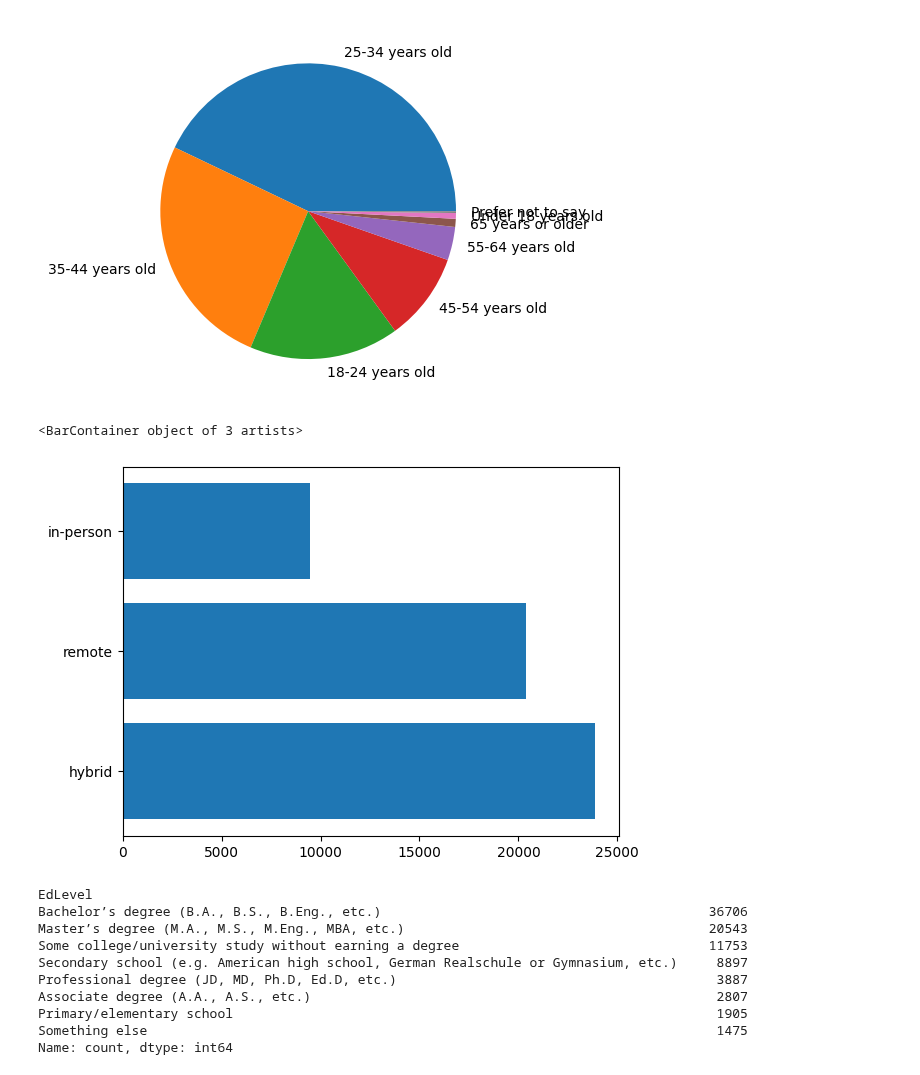
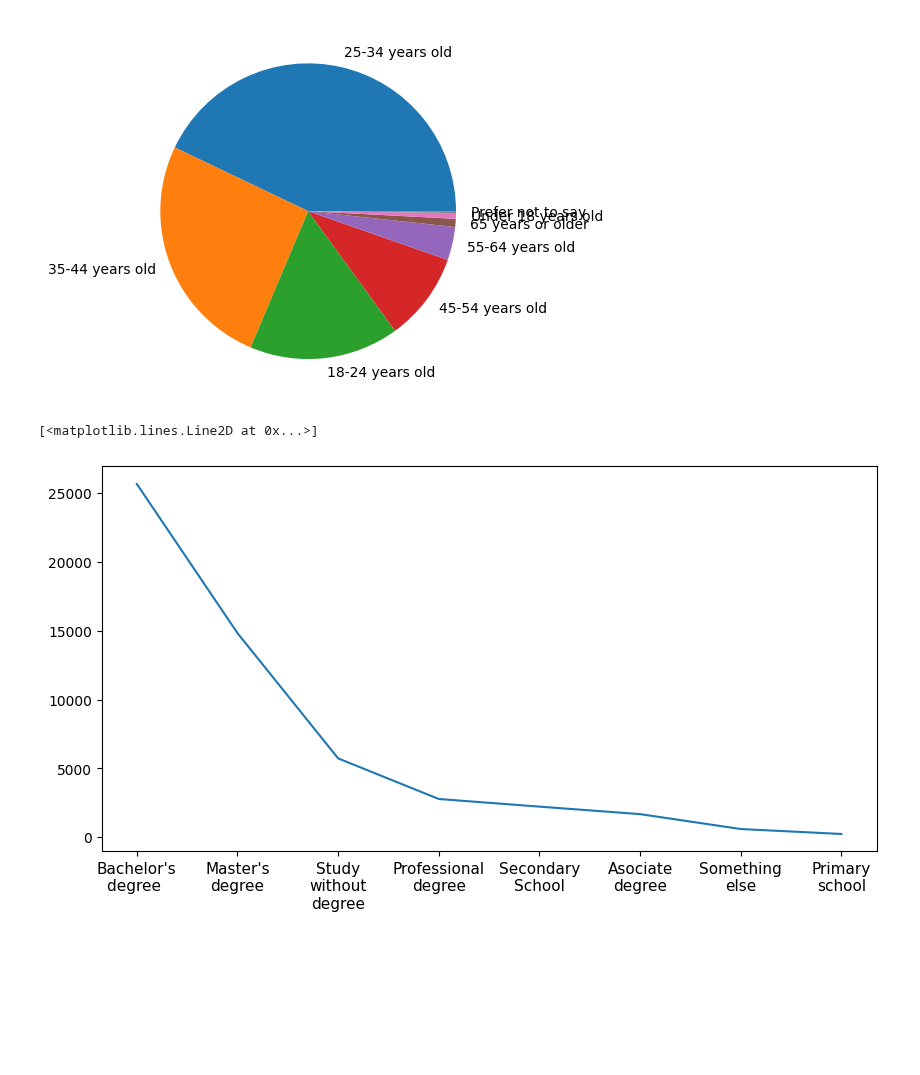
Before and after one commit to mawojcik/introduction_to_data_science, a Jupyter notebook: Lab_1/Assignment_1_OPTIONAL.ipynb, the cells around one changed output. Saved outputs shown, nothing was run; the diff lists cells and outputs as text; code cells hidden in the pictures; blank space fills up the shorter version.

```diff
--- a/Lab_1/Assignment_1_OPTIONAL.ipynb
+++ b/Lab_1/Assignment_1_OPTIONAL.ipynb
@@ -67,33 +67,18 @@ plt.pie(professional_programmists_ages_df, labels=ages)
   Text(1.099438283076182, -0.035149135216923935, 'Under 18 years old'),
   Text(1.0999793951877073, -0.006732767817629068, 'Prefer not to say')])
 [figure]
-# %%
-# How many full-time employed people work remotly, personally or Hybrid
-
-employed = df[df['Employment'] == "Employed, full-time"]
-employed_remote_work = employed['RemoteWork'].value_counts()
-
-labels = ['hybrid', 'remote', 'in-person']
-
-plt.barh(labels, employed_remote_work)
-
-# as expected, most people work in "hybrid" version. This way it is easier for everyone
-# %% [output]
-<BarContainer object of 3 artists>
-[figure, removed]
-# %%
-# education = df['EdLevel']
-# education.value_counts()
-employed_programmists_high_education = employed[employed['EdLevel'] == "Bachelor’s degree (B.A., B.S., B.Eng., etc.)"]
-x = employed_programmists_high_education['EdLevel'].value_counts()
-# %% [output]
-EdLevel
-Bachelor’s degree (B.A., B.S., B.Eng., etc.)                                          36706
-Master’s degree (M.A., M.S., M.Eng., MBA, etc.)                                       20543
-Some college/university study without earning a degree                                11753
-Secondary school (e.g. American high school, German Realschule or Gymnasium, etc.)     8897
-Professional degree (JD, MD, Ph.D, Ed.D, etc.)                                         3887
-Associate degree (A.A., A.S., etc.)                                                    2807
-Primary/elementary school                                                              1905
-Something else                                                                         1475
-Name: count, dtype: int64
+# %%
+# Here I wanted to show how different types of education affect
+
+employed_programmists_high_education = employed_full_time['EdLevel']
+x = employed_programmists_high_education.value_counts()
+
+label = ['Bachelor\'s\ndegree ', 'Master\'s\ndegree', 'Study\nwithout\ndegree', 'Professional\ndegree', 'Secondary\nSchool', 'Asociate\ndegree', 'Something\nelse', 'Primary\nschool']
+
+plt.figure(figsize=(10,5))
+plt.rc('xtick', labelsize=11)
+
+plt.plot(label, x)
+# %% [output]
+[<matplotlib.lines.Line2D at 0x...>]
+[figure, added]
```
Also changed, not shown: parts of 2 cells of this notebook.
